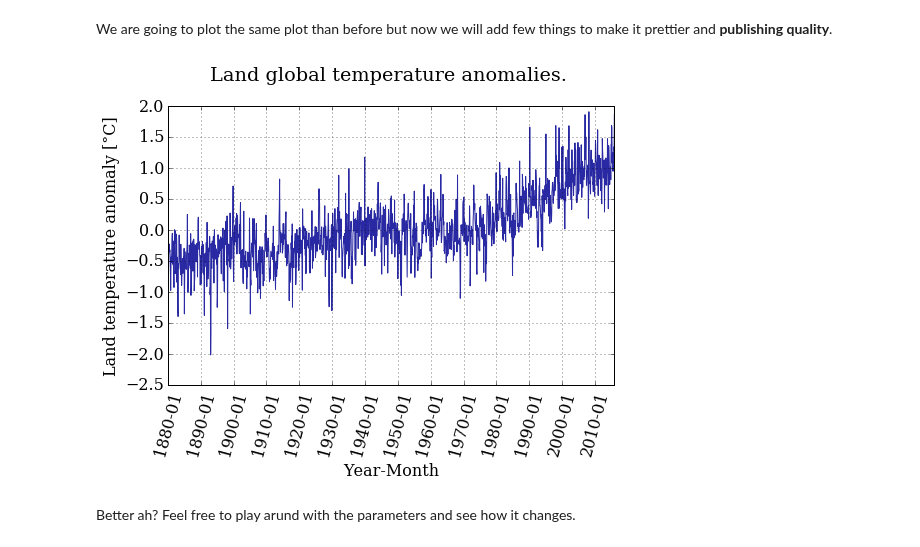
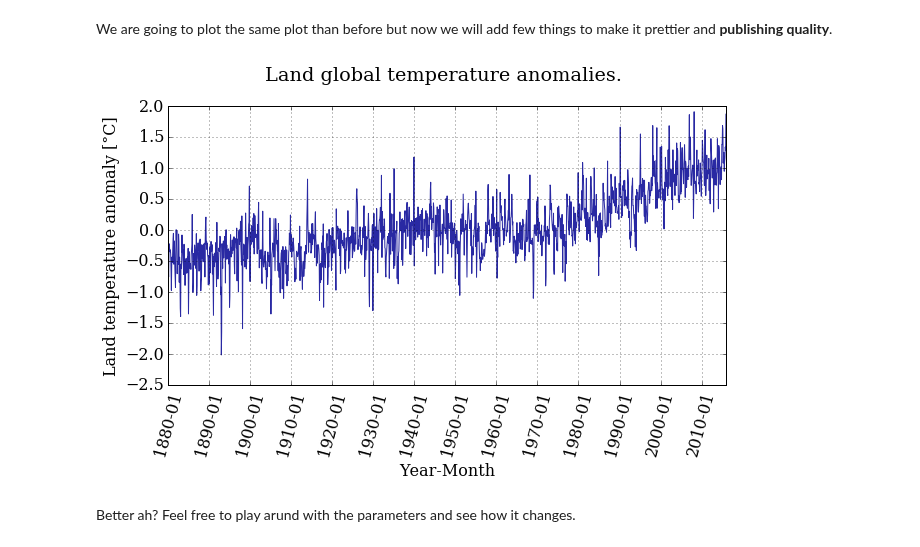
Before and after one commit to barbagroup/essential_skills_RRC, a Jupyter notebook: the_python_scientific_stack.ipynb, the cells around one changed output. Cells and saved outputs as stored; diff of their text form; code cells hidden in the pictures.

Commit message:
Changing size of plots

```diff
--- a/the_python_scientific_stack.ipynb
+++ b/the_python_scientific_stack.ipynb
@@ -197,15 +197,15 @@ rcParams['font.size'] = 16
 # %% [markdown]
 We are going to plot the same plot than before but now we will add few things to make it prettier and **publishing quality**.
 # %%
-pyplot.figure(figsize=(8,5))
+pyplot.figure(figsize=(10,5))
 pyplot.xticks(dummy[::12*10], date[::12*10] , rotation=75)
 pyplot.plot(dummy,T_land[:,1], color='#2929a3', ls='-', lw=1)
 pyplot.title('Land global temperature anomalies. \n')
 pyplot.xlabel('Year-Month')
 pyplot.ylabel('Land temperature anomaly [°C]')
 pyplot.grid();
 # %% [output]
-[figure, old version]
+[figure, new version]
 # %% [markdown]
 Better ah? Feel free to play arund with the parameters and see how it changes.
 # %% [markdown]
```
Also changed, not shown: parts of 4 cells of this notebook.
